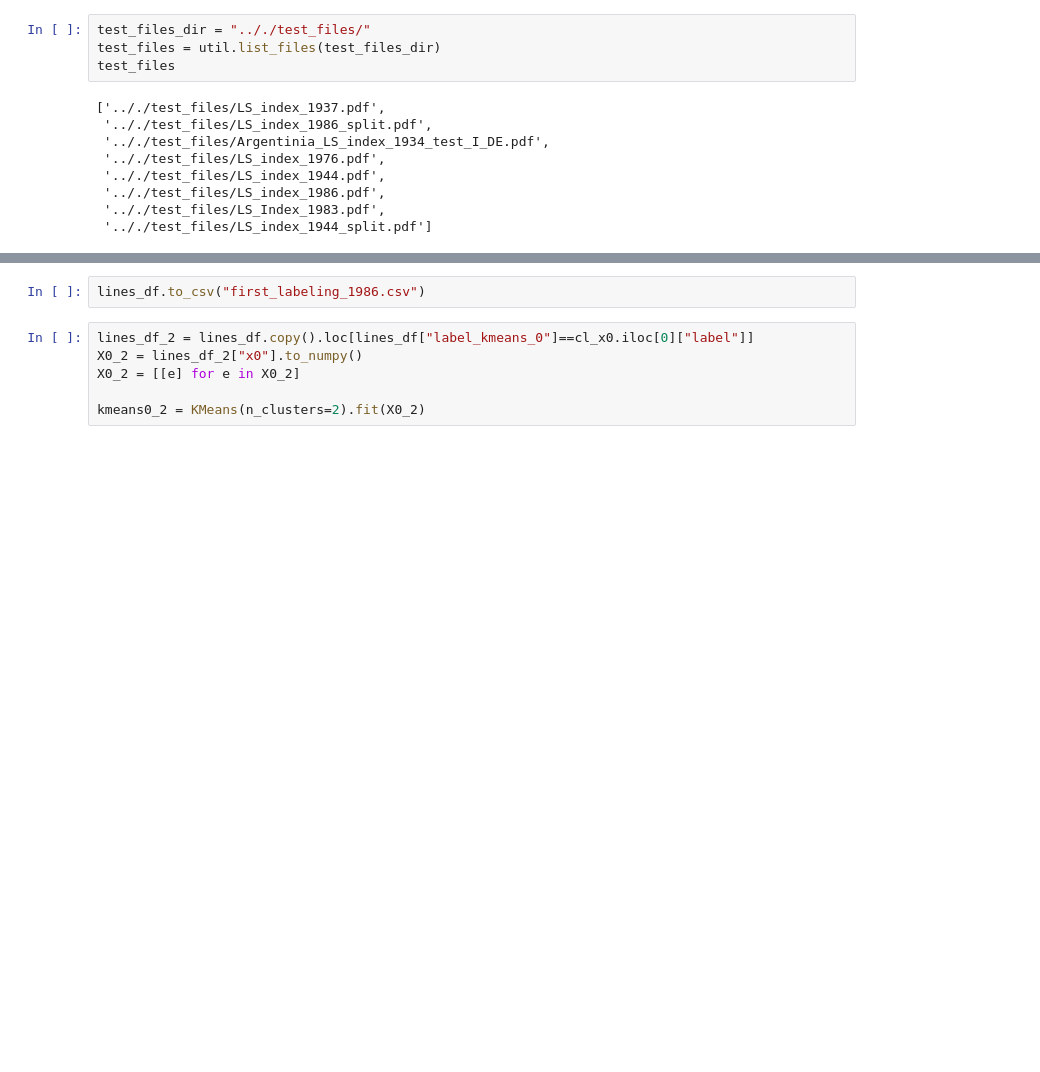
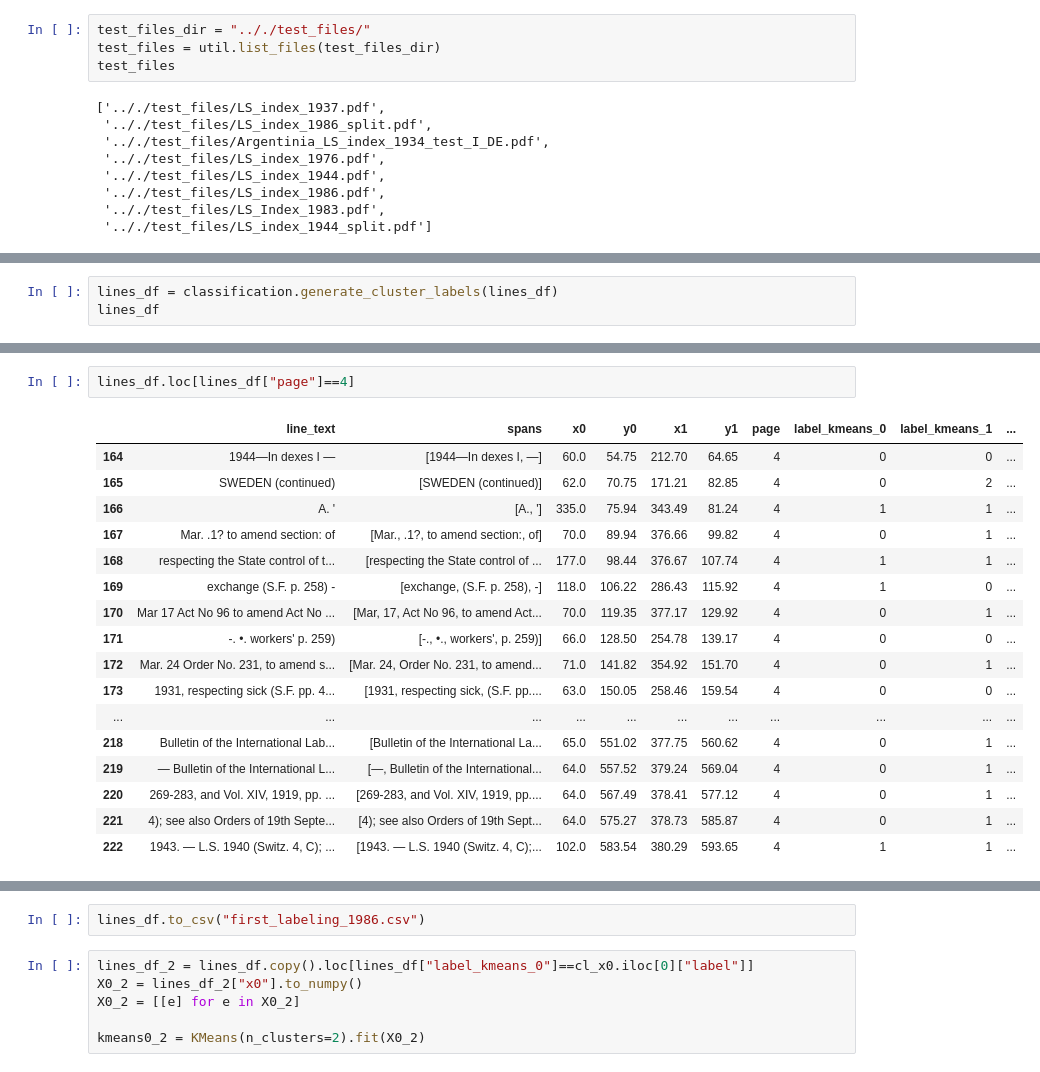
Before and after one commit to jeusa/indexex, a Jupyter notebook: code/index_extraction.ipynb, the cells around one changed output, grey strips where cells are left out. Drawn from its saved outputs; the diff is of its cells as text; blank space fills up the shorter version.

```diff
--- a/code/index_extraction.ipynb
+++ b/code/index_extraction.ipynb
@@ -91,0 +56,3 @@ lines_df.loc[lines_df["label"] == "start"]
+# %%
+lines_df = classification.generate_cluster_labels(lines_df)
+lines_df
@@ -91,0 +73,20 @@ lines_df.loc[lines_df["label"] == "start"]
+# %%
+lines_df.loc[lines_df["page"]==4]
+# %% [output]
+|  | line_text | spans | x0 | y0 | x1 | y1 | page | label_kmeans_0 | label_kmeans_1 | ... |
+| 164 | 1944—In dexes I — | [1944—In dexes I, —] | 60.0 | 54.75 | 212.70 | 64.65 | 4 | 0 | 0 | ... |
+| 165 | SWEDEN (continued) | [SWEDEN (continued)] | 62.0 | 70.75 | 171.21 | 82.85 | 4 | 0 | 2 | ... |
+| 166 | A. ' | [A., '] | 335.0 | 75.94 | 343.49 | 81.24 | 4 | 1 | 1 | ... |
+| 167 | Mar. .1? to amend section: of | [Mar., .1?, to amend section:, of] | 70.0 | 89.94 | 376.66 | 99.82 | 4 | 0 | 1 | ... |
+| 168 | respecting the State control of t... | [respecting the State control of ... | 177.0 | 98.44 | 376.67 | 107.74 | 4 | 1 | 1 | ... |
+| 169 | exchange (S.F. p. 258) - | [exchange, (S.F. p. 258), -] | 118.0 | 106.22 | 286.43 | 115.92 | 4 | 1 | 0 | ... |
+| 170 | Mar 17 Act No 96 to amend Act No ... | [Mar, 17, Act No 96, to amend Act... | 70.0 | 119.35 | 377.17 | 129.92 | 4 | 0 | 1 | ... |
+| 171 | -. •. workers' p. 259) | [-., •., workers', p. 259)] | 66.0 | 128.50 | 254.78 | 139.17 | 4 | 0 | 0 | ... |
+| 172 | Mar. 24 Order No. 231, to amend s... | [Mar. 24, Order No. 231, to amend... | 71.0 | 141.82 | 354.92 | 151.70 | 4 | 0 | 1 | ... |
+| 173 | 1931, respecting sick (S.F. pp. 4... | [1931, respecting sick, (S.F. pp.... | 63.0 | 150.05 | 258.46 | 159.54 | 4 | 0 | 0 | ... |
+| ... | ... | ... | ... | ... | ... | ... | ... | ... | ... | ... |
+| 218 | Bulletin of the International Lab... | [Bulletin of the International La... | 65.0 | 551.02 | 377.75 | 560.62 | 4 | 0 | 1 | ... |
+| 219 | — Bulletin of the International L... | [—, Bulletin of the International... | 64.0 | 557.52 | 379.24 | 569.04 | 4 | 0 | 1 | ... |
+| 220 | 269-283, and Vol. XIV, 1919, pp. ... | [269-283, and Vol. XIV, 1919, pp.... | 64.0 | 567.49 | 378.41 | 577.12 | 4 | 0 | 1 | ... |
+| 221 | 4); see also Orders of 19th Septe... | [4); see also Orders of 19th Sept... | 64.0 | 575.27 | 378.73 | 585.87 | 4 | 0 | 1 | ... |
+| 222 | 1943. — L.S. 1940 (Switz. 4, C); ... | [1943. — L.S. 1940 (Switz. 4, C);... | 102.0 | 583.54 | 380.29 | 593.65 | 4 | 1 | 1 | ... |
```
Also changed, not shown: parts of 10 cells of this notebook.
